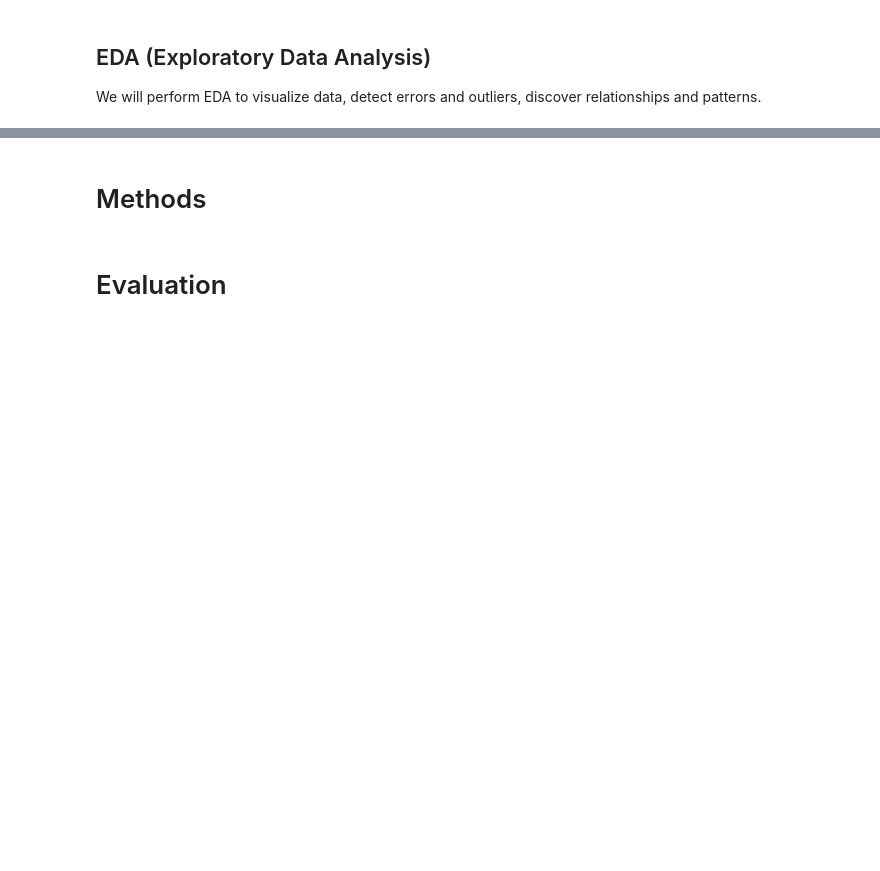
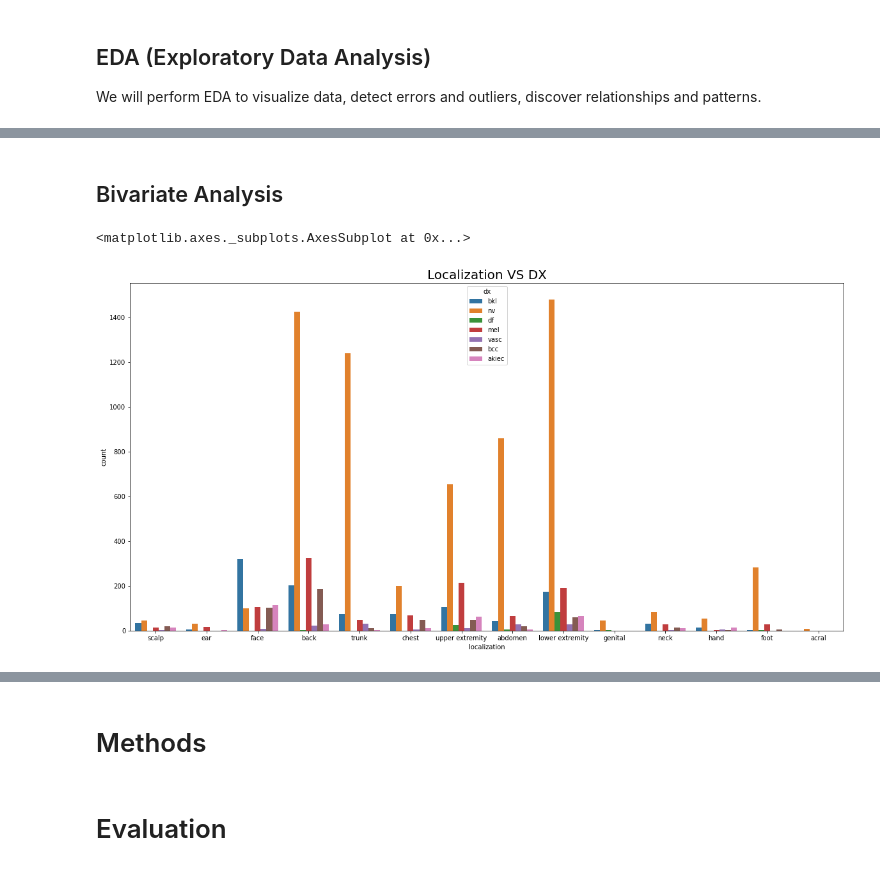
Before and after one commit to HuihuangLiu001/DSEI210-Final-Project--Skinjob, a Jupyter notebook: reports/Final_Report.ipynb, the cells around one changed output, grey strips where cells are left out. Cells and saved outputs as stored; diff of their text form; code cells hidden in the pictures; blank space fills up the shorter version.

```diff
--- a/reports/Final_Report.ipynb
+++ b/reports/Final_Report.ipynb
@@ -122,0 +204,9 @@ We will perform EDA to visualize data, detect errors and outliers, discover rela
+# %% [markdown]
+## Bivariate Analysis
+# %%
+plt.figure(figsize=(20,10))
+plt.title('Localization VS DX',fontsize = 20)
+sns.countplot(x='localization', hue='dx',data=df)
+# %% [output]
+<matplotlib.axes._subplots.AxesSubplot at 0x...>
+[figure, added]
```
Also changed, not shown: parts of 15 cells of this notebook.
